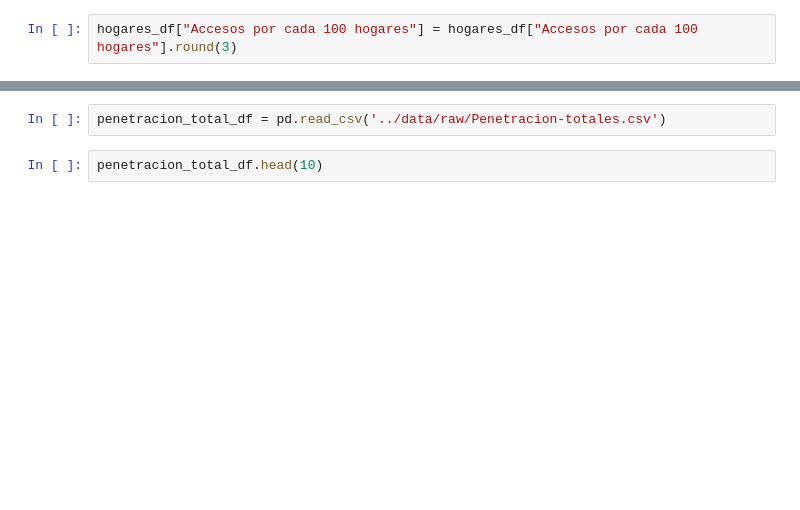
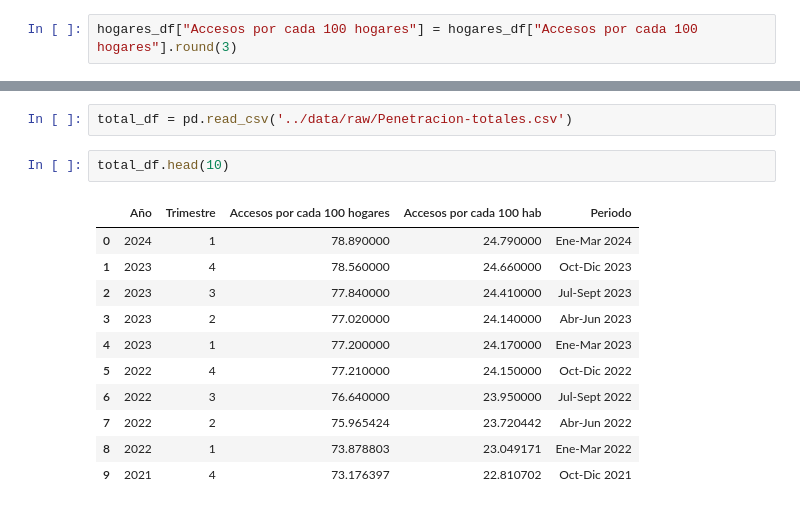
Before and after one commit to leandrosposito/Proyecto-individual-2-Henry, a Jupyter notebook: Scripts/data_processing.ipynb, the cells around one changed output, grey strips where cells are left out. Saved outputs shown, nothing was run; the diff lists cells and outputs as text; blank space fills up the shorter version.

```diff
--- a/Scripts/data_processing.ipynb
+++ b/Scripts/data_processing.ipynb
@@ -105,5 +323,17 @@ poblacion_df.isnull().sum()
 # %%
-penetracion_total_df = pd.read_csv('../data/raw/Penetracion-totales.csv')
+total_df = pd.read_csv('../data/raw/Penetracion-totales.csv')
 # %%
-penetracion_total_df.head(10)
+total_df.head(10)
+# %% [output]
+|  | Año | Trimestre | Accesos por cada 100 hogares | Accesos por cada 100 hab | Periodo |
+| 0 | 2024 | 1 | 78.890000 | 24.790000 | Ene-Mar 2024 |
+| 1 | 2023 | 4 | 78.560000 | 24.660000 | Oct-Dic 2023 |
+| 2 | 2023 | 3 | 77.840000 | 24.410000 | Jul-Sept 2023 |
+| 3 | 2023 | 2 | 77.020000 | 24.140000 | Abr-Jun 2023 |
+| 4 | 2023 | 1 | 77.200000 | 24.170000 | Ene-Mar 2023 |
+| 5 | 2022 | 4 | 77.210000 | 24.150000 | Oct-Dic 2022 |
+| 6 | 2022 | 3 | 76.640000 | 23.950000 | Jul-Sept 2022 |
+| 7 | 2022 | 2 | 75.965424 | 23.720442 | Abr-Jun 2022 |
+| 8 | 2022 | 1 | 73.878803 | 23.049171 | Ene-Mar 2022 |
+| 9 | 2021 | 4 | 73.176397 | 22.810702 | Oct-Dic 2021 |
 # %%
```
Also changed, not shown: parts of 40 cells of this notebook, 5 other files.
